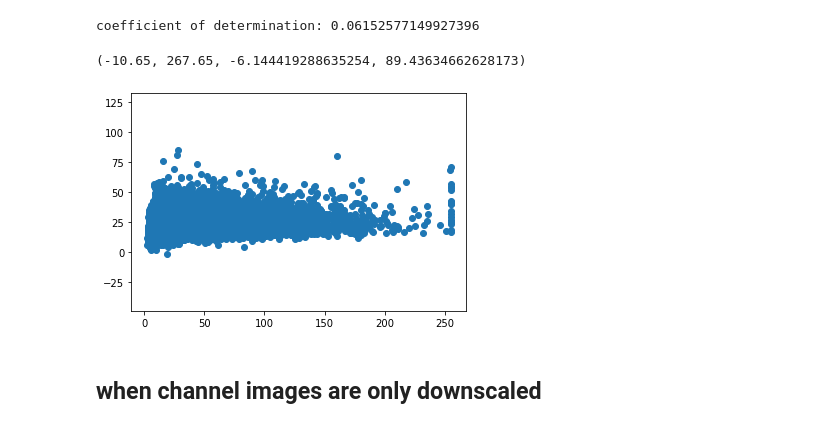
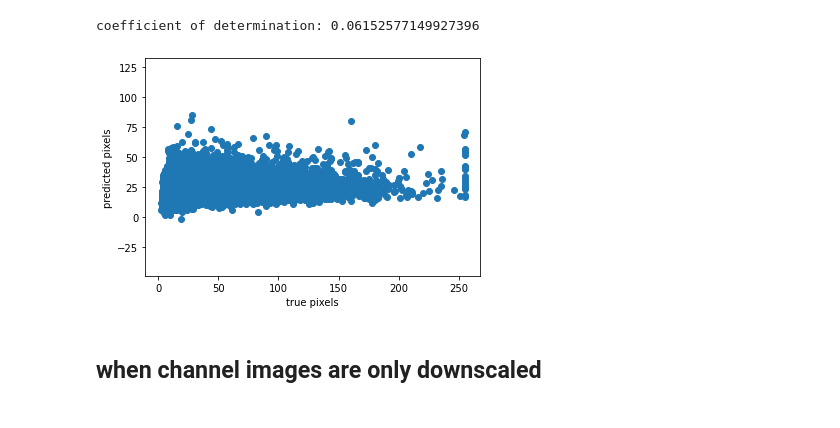
Before and after one commit to saskia-droid/heterogeneity_brain_endothelial_monolayer, a Jupyter notebook: 14_linearRegression.ipynb, the cells around one changed output. Drawn from its saved outputs; the diff is of its cells as text; code cells hidden in the pictures.

```diff
--- a/14_linearRegression.ipynb
+++ b/14_linearRegression.ipynb
@@ -74,10 +75,12 @@ coefficient of determination: 0.06152577149927396
 # %%
 pred = model3.predict(c0)
 plt.scatter(c3, pred)
 plt.axis('equal') #'square'
+plt.xlabel("true pixels")
+plt.ylabel("predicted pixels")
+plt.savefig(os.path.join(saving_path, 'c3_lm.png'))
 # %% [output]
-(-10.65, 267.65, -6.144419288635254, 89.43634662628173)
-[figure, old version]
+[figure, new version]
 # %% [markdown]
 ## when channel images are only downscaled
 # %% [markdown]
```
Also changed, not shown: parts of 7 cells of this notebook.
